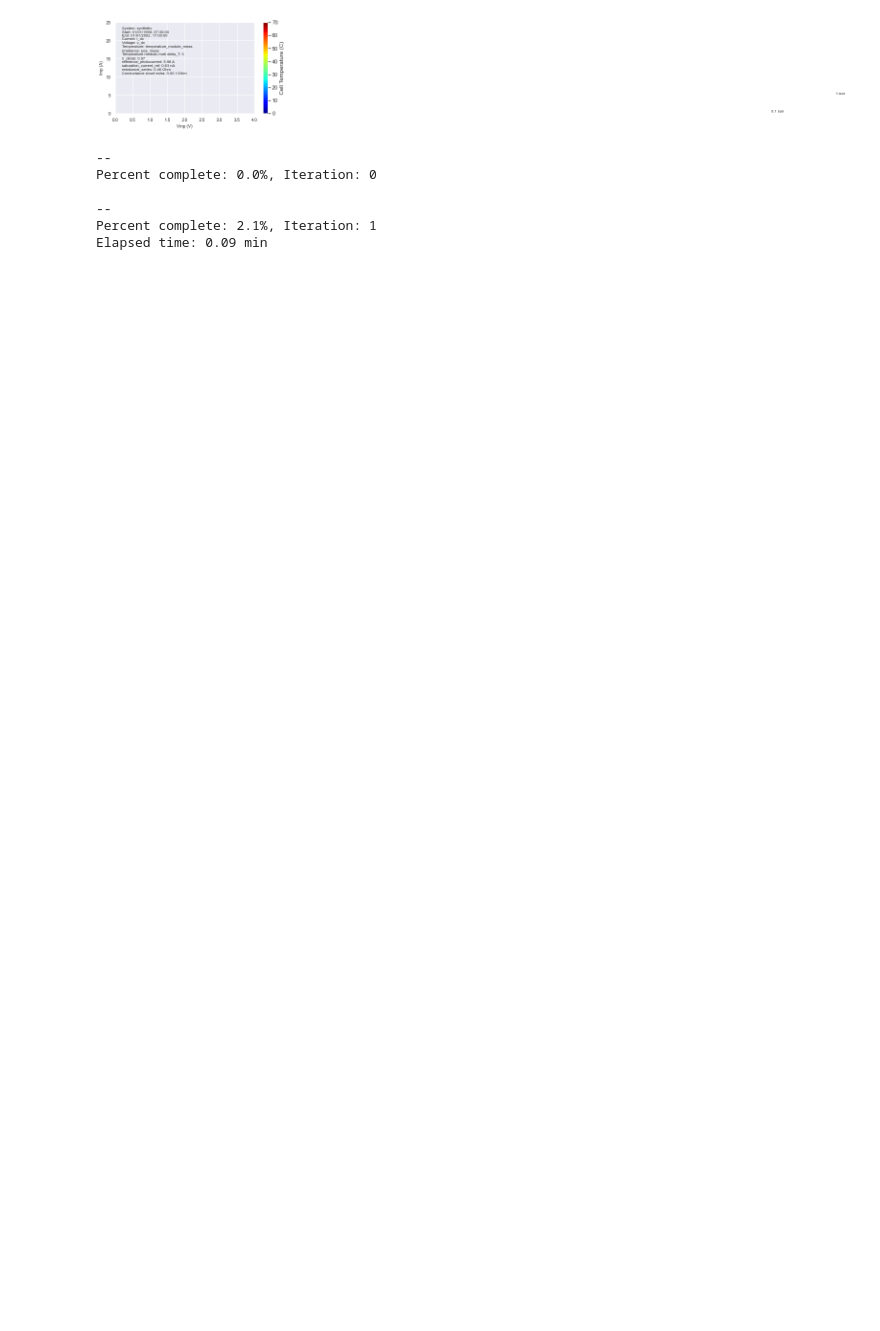
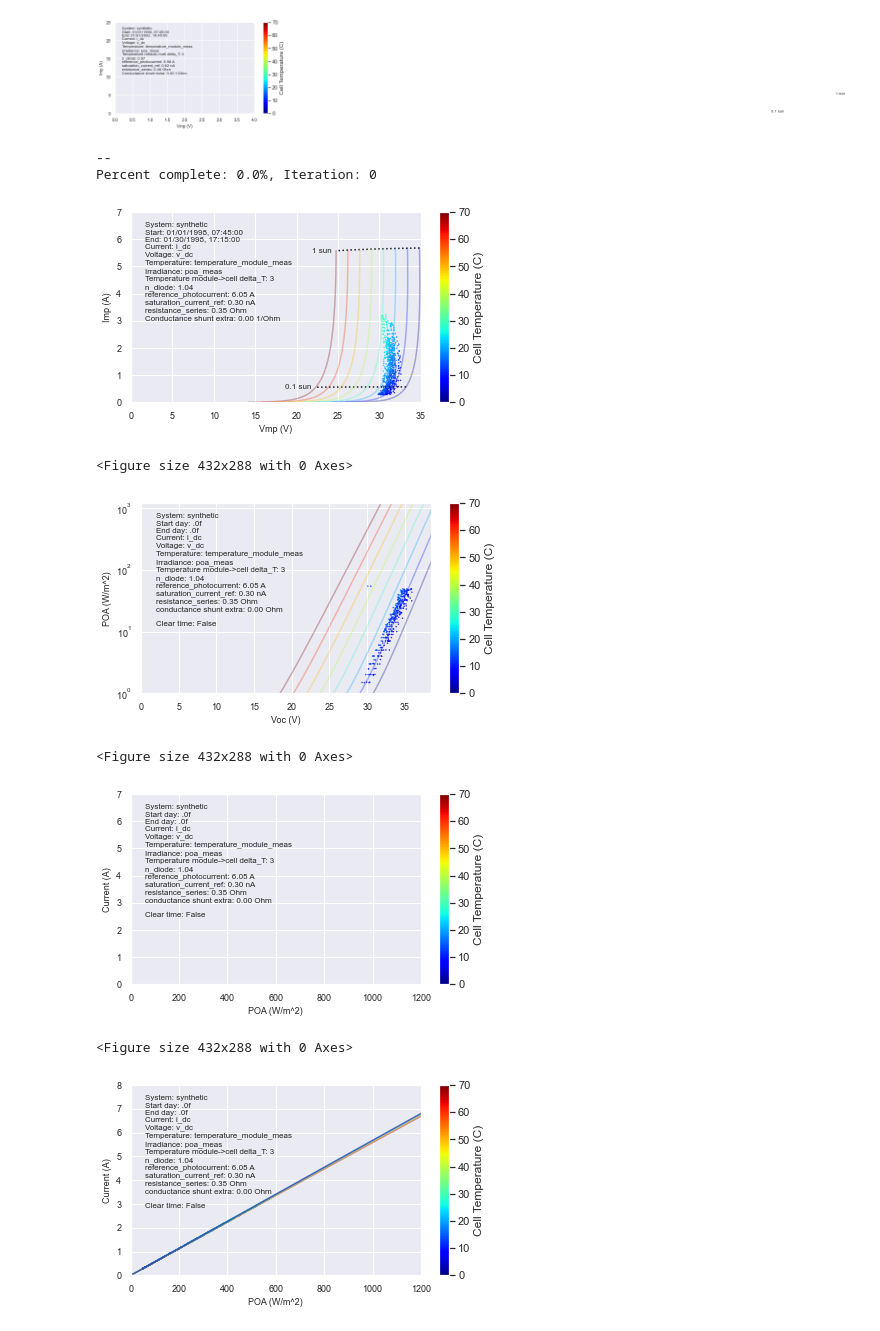
Before and after one commit to DuraMAT/pvpro, a Jupyter notebook: examples/NB01_Simulfit.ipynb, the cells around one changed output. Drawn from its saved outputs; the diff is of its cells as text; code cells hidden in the pictures; blank space fills up the shorter version.

```diff
--- a/examples/NB01_Simulfit.ipynb
+++ b/examples/NB01_Simulfit.ipynb
@@ -38,9 +79,6 @@ fig = pvp.plot_Vmp_Imp_scatter(df=pvp.df,
 # %% [output]
 [figure]
 # %%
-# Set boolean mask for which points to include.
-boolean_mask = pvp.df['poa_meas'] > 10
-
 # Set hyperparameters for running model.
 hyperparams = {
     'use_voc_points': True,
@@ -54,17 +92,20 @@ hyperparams = {
     'save_figs_directory': 'figures',
     'plot_imp_max': 7,
     'plot_vmp_max': 35,
-    'boolean_mask': boolean_mask
+    'boolean_mask': None
 }
 # %%
-ret = pvp.execute(iteration=[0,1],
-                      save_figs=False,
+ret = pvp.execute(iteration=[0,1,2],
+                      save_figs=True,
                       verbose=False,
                       **hyperparams)
 # %% [output]
 --
 Percent complete: 0.0%, Iteration: 0
-
---
-Percent complete: 2.1%, Iteration: 1
-Elapsed time: 0.09 min
+[figure, added]
+<Figure size 432x288 with 0 Axes>
+[figure, added]
+<Figure size 432x288 with 0 Axes>
+[figure, added]
+<Figure size 432x288 with 0 Axes>
+[figure, added]
```
Also changed, not shown: parts of 10 cells of this notebook.
